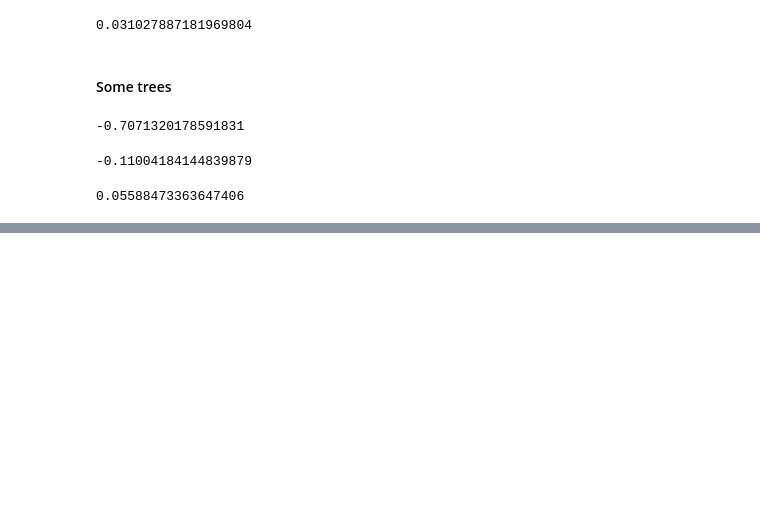
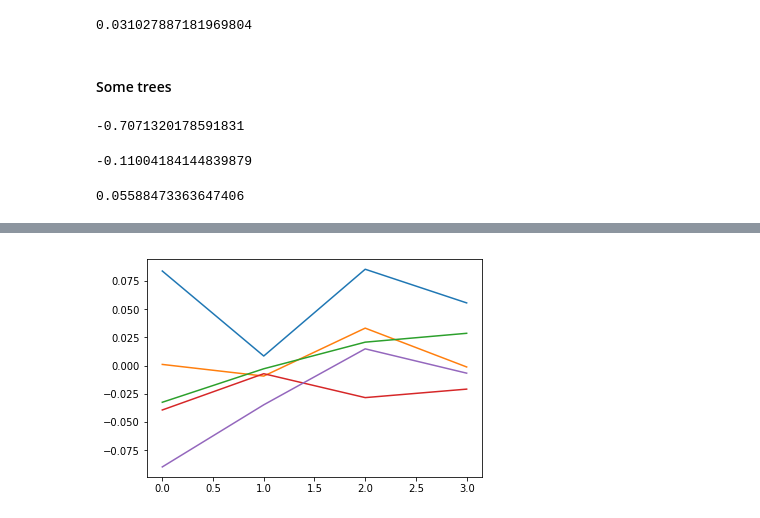
Before and after one commit to cjenniferwong/song_evaluation, a Jupyter notebook: analysis/analysis and some modeling.ipynb, the cells around one changed output, grey strips where cells are left out. Cells and saved outputs as stored; diff of their text form; code cells hidden in the pictures; blank space fills up the shorter version.

```diff
--- a/analysis/analysis and some modeling.ipynb
+++ b/analysis/analysis and some modeling.ipynb
@@ -224,0 +242,4 @@ xgb.score(pd.DataFrame(X_test_scaled, columns = X_test.columns), y_test) # retur
+# %%
+plt.plot(valid_scores);
+# %% [output]
+[figure, added]
```
Also changed, not shown: parts of 11 cells of this notebook, 1 other file.
